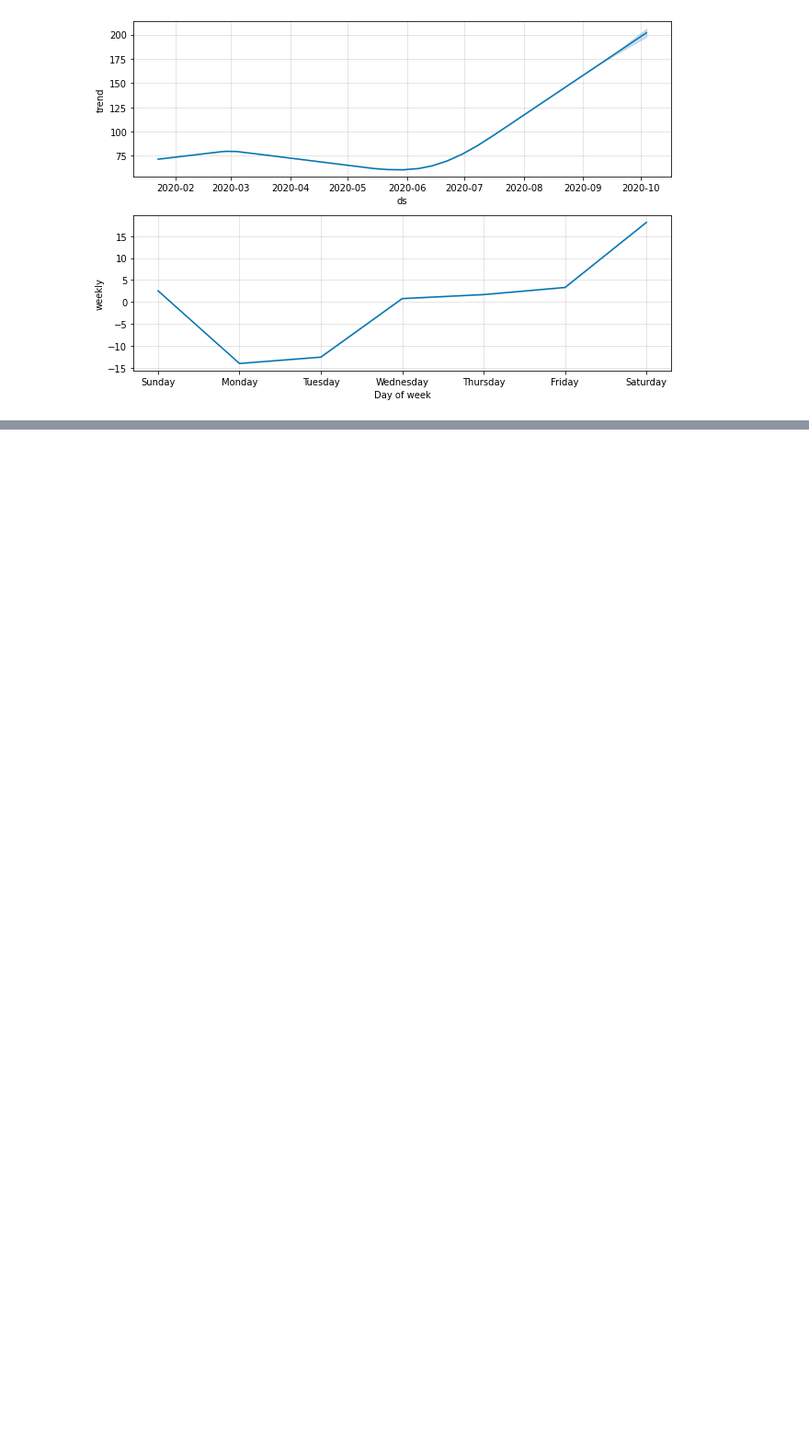
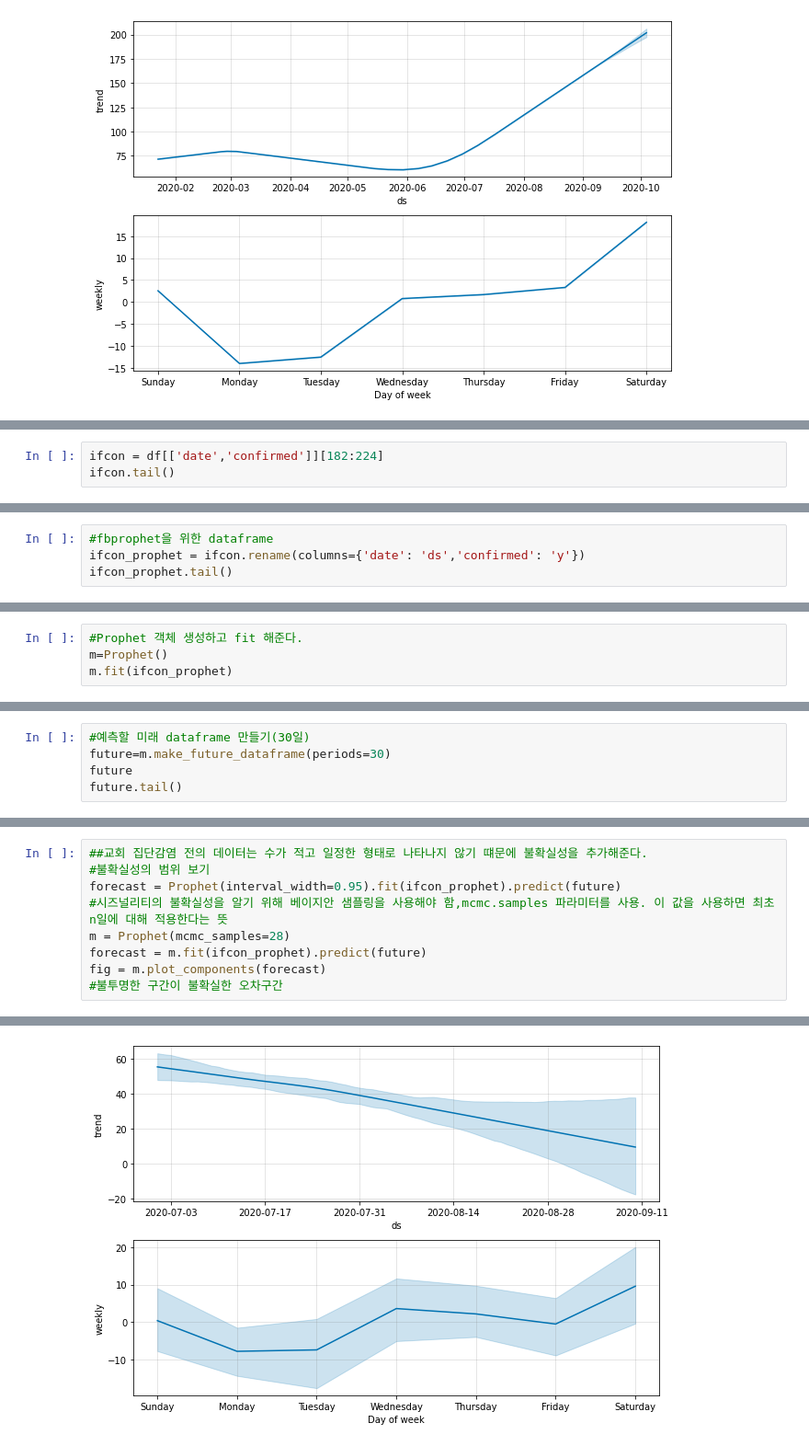
Before and after one commit to Lagom92/covid_visualize, a Jupyter notebook: note/코로나 데이터 예측.ipynb, the cells around one changed output, grey strips where cells are left out. Shown at 92% size. Cells and saved outputs as stored; diff of their text form; blank space fills up the shorter version.

```diff
--- a/note/코로나 데이터 예측.ipynb
+++ b/note/코로나 데이터 예측.ipynb
@@ -125,0 +162,3 @@ m.plot_components(forecast)
+# %%
+ifcon = df[['date','confirmed']][182:224]
+ifcon.tail()
@@ -125,0 +184,4 @@ m.plot_components(forecast)
+# %%
+#fbprophet을 위한 dataframe
+ifcon_prophet = ifcon.rename(columns={'date': 'ds','confirmed': 'y'})
+ifcon_prophet.tail()
@@ -125,0 +195,4 @@ m.plot_components(forecast)
+# %%
+#Prophet 객체 생성하고 fit 해준다.
+m=Prophet()
+m.fit(ifcon_prophet)
@@ -125,0 +203,5 @@ m.plot_components(forecast)
+# %%
+#예측할 미래 dataframe 만들기(30일)
+future=m.make_future_dataframe(periods=30)
+future
+future.tail()
@@ -125,0 +215,10 @@ m.plot_components(forecast)
+# %%
+##교회 집단감염 전의 데이터는 수가 적고 일정한 형태로 나타나지 않기 떄문에 불확실성을 추가해준다.
+#불확실성의 범위 보기
+forecast = Prophet(interval_width=0.95).fit(ifcon_prophet).predict(future)
+#시즈널리티의 불확실성을 알기 위해 베이지안 샘플링을 사용해야 함,mcmc.samples 파라미터를 사용. 이 값을 사용하면 최초 n일에 대해 적용한다는 뜻
+m = Prophet(mcmc_samples=28)
+forecast = m.fit(ifcon_prophet).predict(future)
+fig = m.plot_components(forecast)
+#불투명한 구간이 불확실한 오차구간
+# %% [output]
@@ -125,0 +231 @@ m.plot_components(forecast)
+[figure, added]
```
Also changed, not shown: parts of 20 cells of this notebook.
